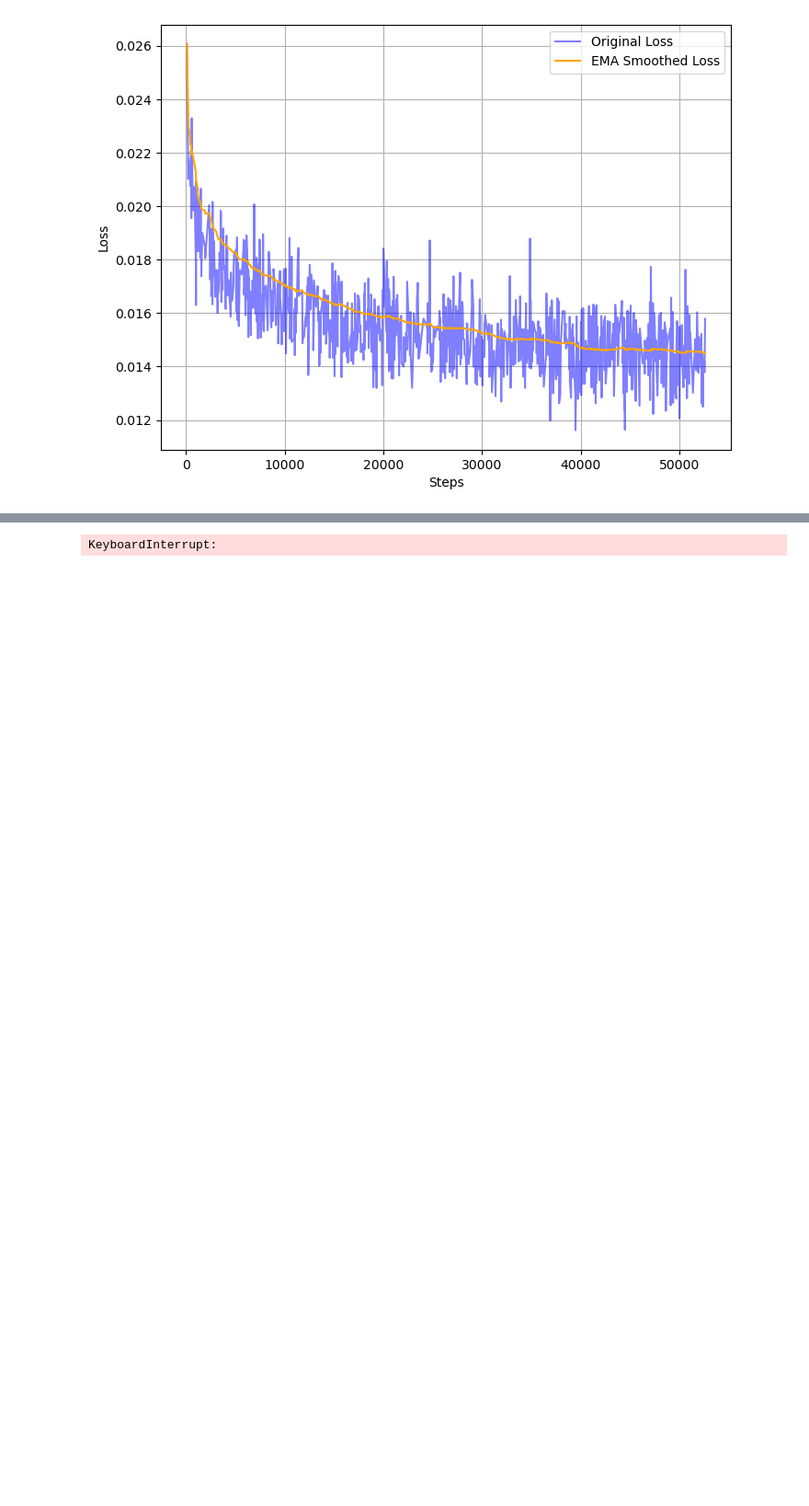
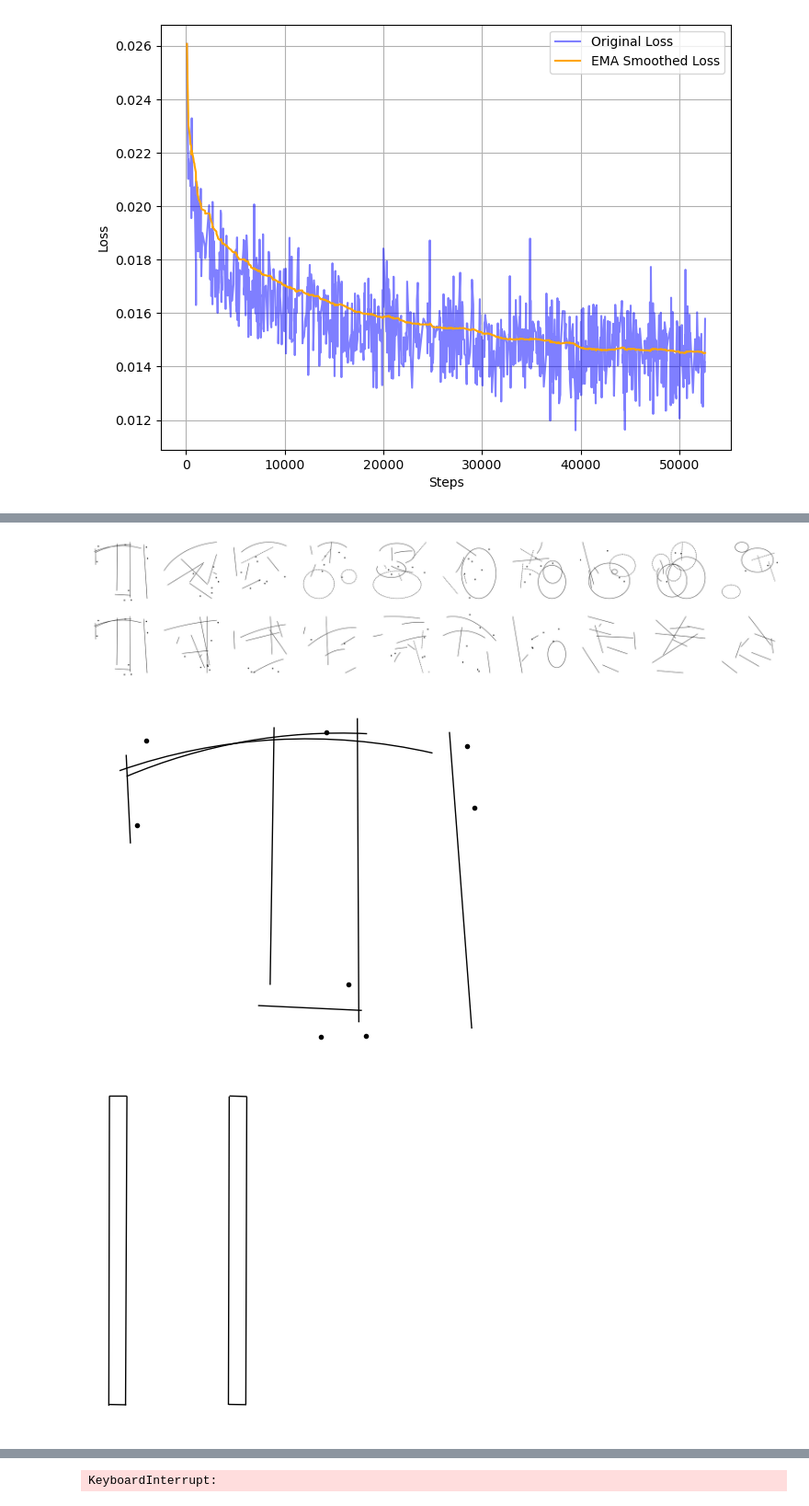
Before and after one commit to Sathware/SketchDNN, a Jupyter notebook: test.ipynb, the cells around one changed output, grey strips where cells are left out. Shown at 92% size. Drawn from its saved outputs; the diff is of its cells as text; code cells hidden in the pictures; blank space fills up the shorter version.

```diff
--- a/test.ipynb
+++ b/test.ipynb
@@ -61,0 +110,13 @@ plt.show()
+# %%
+# sampled_nodes, sampled_edges = model.sample(1)
+sampled_nodes = model.sample(8)
+for i in range(sampled_nodes.size(0)):
+    SketchDataset.render_graph(ToNaive(sampled_nodes[i,...,1:]).cpu(), torch.zeros(16,16,17))
+
+
+# for i in range(sampled_nodes.size(0)):
+#     SketchDataset.render_graph(sampled_nodes[i,...,1:].cpu(), sampled_edges[i].cpu())
+# %% [output]
+[figure, added]
+[figure, added]
+[figure, added]
```
Also changed, not shown: parts of 14 cells of this notebook, 15 other files.
